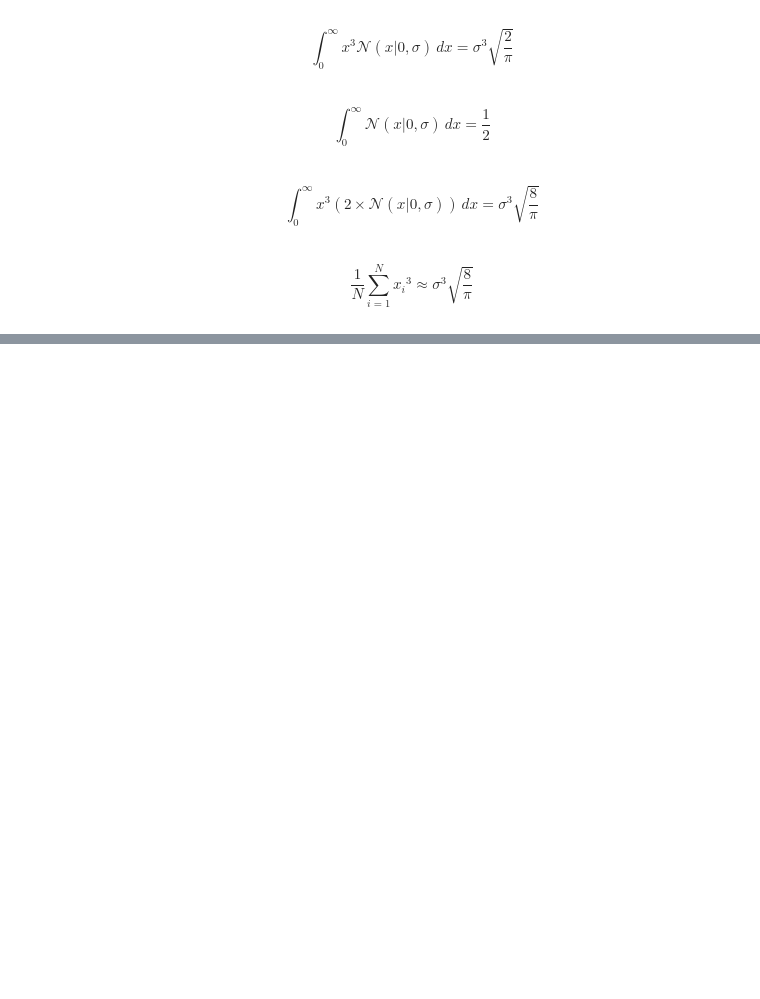
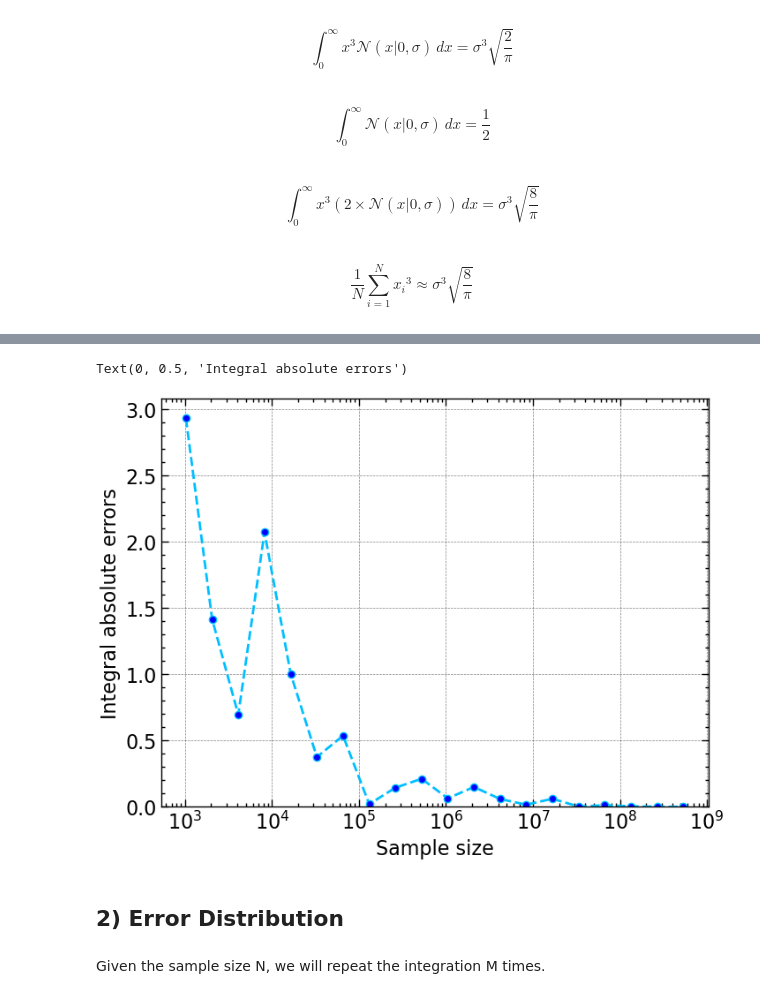
Before and after one commit to M-Bianchi/astrostatistics_bicocca_2024, a Jupyter notebook: working/W03_Montecarlo.ipynb, the cells around one changed output, grey strips where cells are left out. Cells and saved outputs as stored; diff of their text form; code cells hidden in the pictures; blank space fills up the shorter version.

```diff
--- a/working/W03_Montecarlo.ipynb
+++ b/working/W03_Montecarlo.ipynb
@@ -46,0 +78,13 @@ result
+# %%
+plt.plot(N_array, errors, linestyle='--', color='deepskyblue', marker='o', markerfacecolor='blue')
+plt.ylim(0)
+plt.xscale('log')
+plt.xlabel('Sample size')
+plt.ylabel('Integral absolute errors')
+# %% [output]
+Text(0, 0.5, 'Integral absolute errors')
+[figure, added]
+# %% [markdown]
+## 2) Error Distribution
+# %% [markdown]
+Given the sample size N, we will repeat the integration M times.
```
Also changed, not shown: parts of 18 cells of this notebook, 1 other file.
